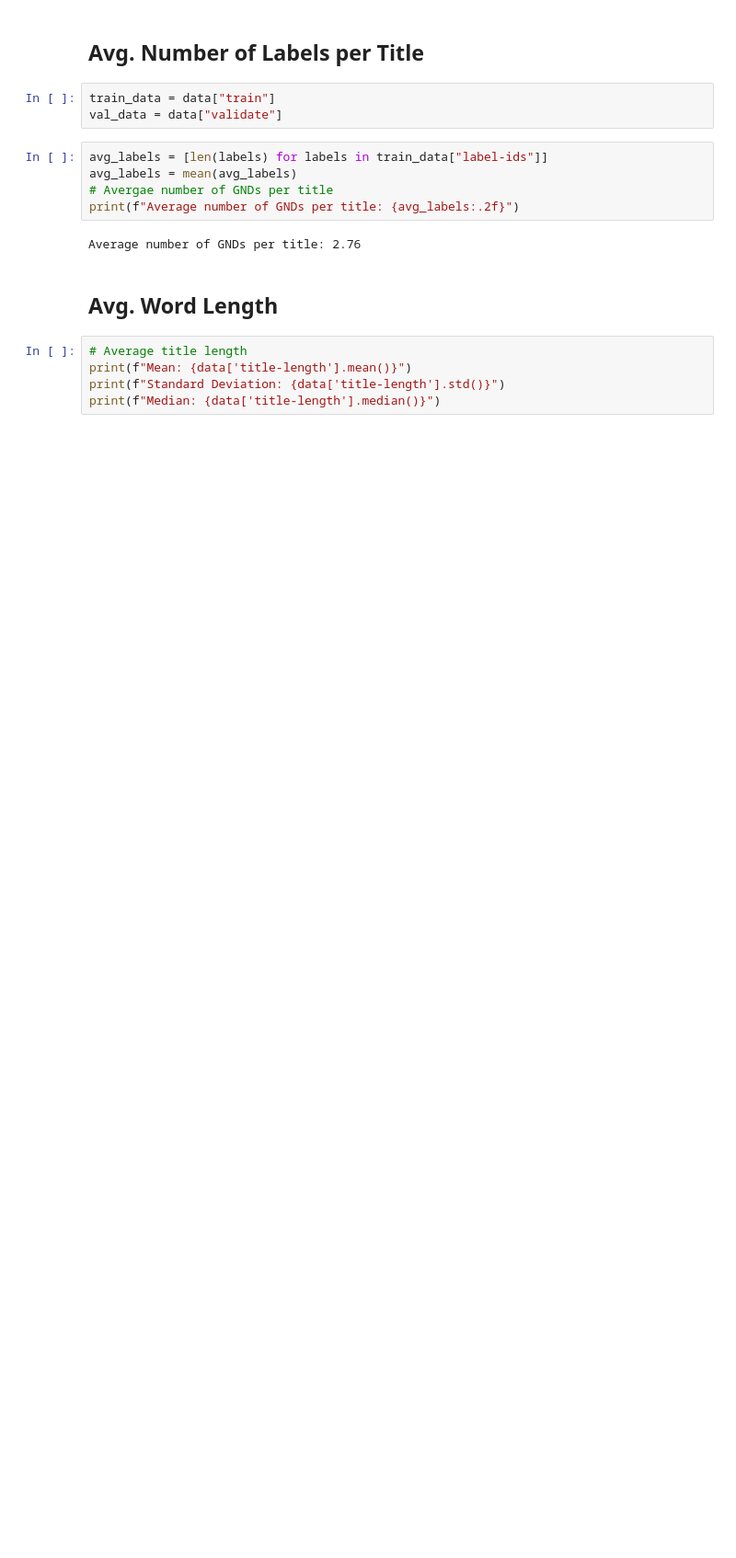
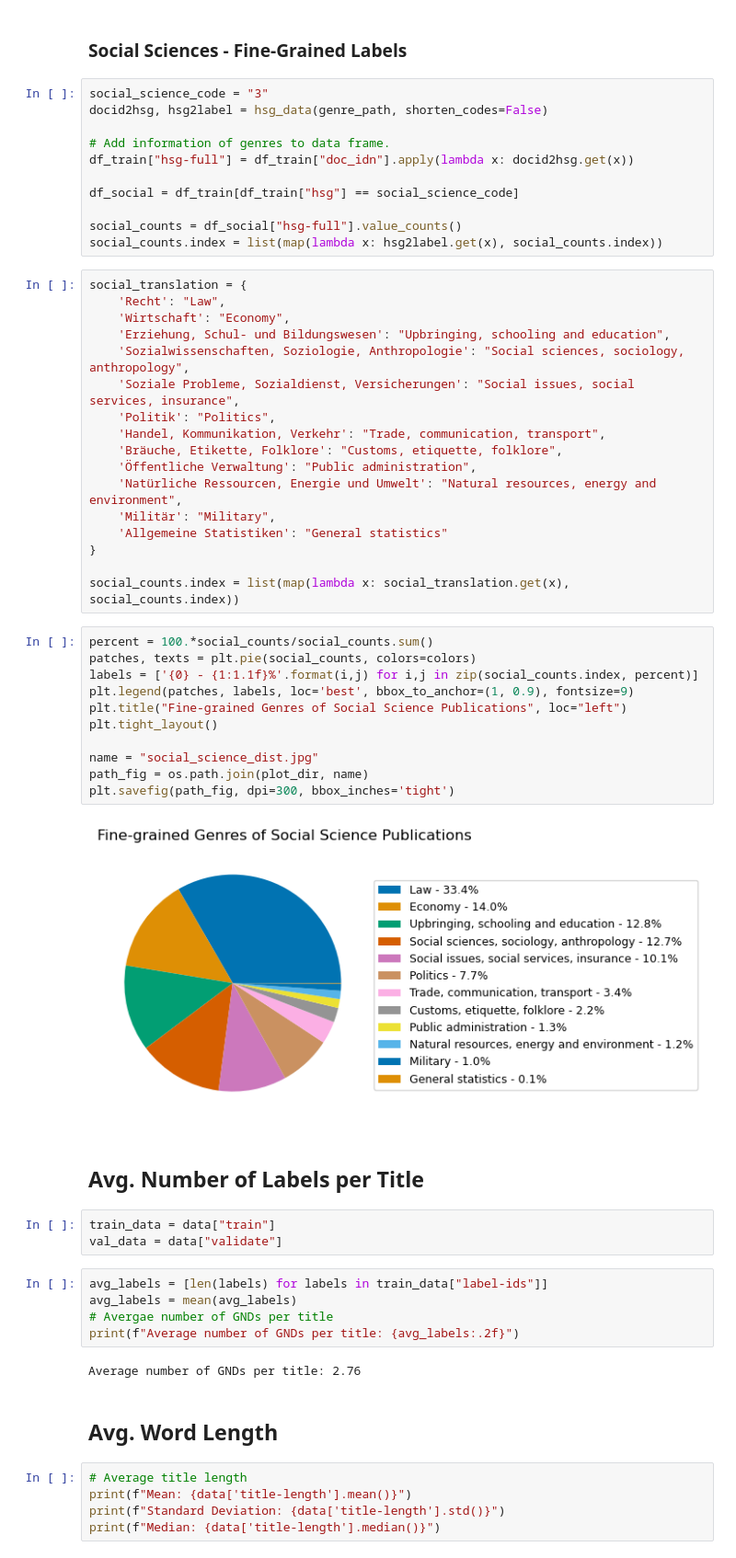
Before and after one commit to katjakon/xmlc-knowledge, a Jupyter notebook: notebooks/figures.ipynb, the cells around one changed output. Shown at 92% size. Drawn from its saved outputs; the diff is of its cells as text; blank space fills up the shorter version.

```diff
--- a/notebooks/figures.ipynb
+++ b/notebooks/figures.ipynb
@@ -30,3 +71,46 @@ data = GNDDataset(
+# %% [markdown]
+### Social Sciences - Fine-Grained Labels
+# %%
+social_science_code = "3"
+docid2hsg, hsg2label = hsg_data(genre_path, shorten_codes=False)
+
+# Add information of genres to data frame.
+df_train["hsg-full"] = df_train["doc_idn"].apply(lambda x: docid2hsg.get(x))
+
+df_social = df_train[df_train["hsg"] == social_science_code]
+
+social_counts = df_social["hsg-full"].value_counts()
+social_counts.index = list(map(lambda x: hsg2label.get(x), social_counts.index))
+# %%
+social_translation = {
+    'Recht': "Law",
+    'Wirtschaft': "Economy",
+    'Erziehung, Schul- und Bildungswesen': "Upbringing, schooling and education",
+    'Sozialwissenschaften, Soziologie, Anthropologie': "Social sciences, sociology, anthropology",
+    'Soziale Probleme, Sozialdienst, Versicherungen': "Social issues, social services, insurance",
+    'Politik': "Politics",
+    'Handel, Kommunikation, Verkehr': "Trade, communication, transport",
+    'Bräuche, Etikette, Folklore': "Customs, etiquette, folklore",
+    'Öffentliche Verwaltung': "Public administration",
+    'Natürliche Ressourcen, Energie und Umwelt': "Natural resources, energy and environment",
+    'Militär': "Military",
+    'Allgemeine Statistiken': "General statistics"
+}
+
+social_counts.index = list(map(lambda x: social_translation.get(x), social_counts.index))
+# %%
+percent = 100.*social_counts/social_counts.sum()
+patches, texts = plt.pie(social_counts, colors=colors)
+labels = ['{0} - {1:1.1f}%'.format(i,j) for i,j in zip(social_counts.index, percent)]
+plt.legend(patches, labels, loc='best', bbox_to_anchor=(1, 0.9), fontsize=9)
+plt.title("Fine-grained Genres of Social Science Publications", loc="left")
+plt.tight_layout()
+
+name = "social_science_dist.jpg"
+path_fig = os.path.join(plot_dir, name)
+plt.savefig(path_fig, dpi=300, bbox_inches='tight')
+# %% [output]
+[figure, added]
 # %% [markdown]
 ## Avg. Number of Labels per Title
 # %%
```
Also changed, not shown: parts of 8 cells of this notebook, 3 other files.
